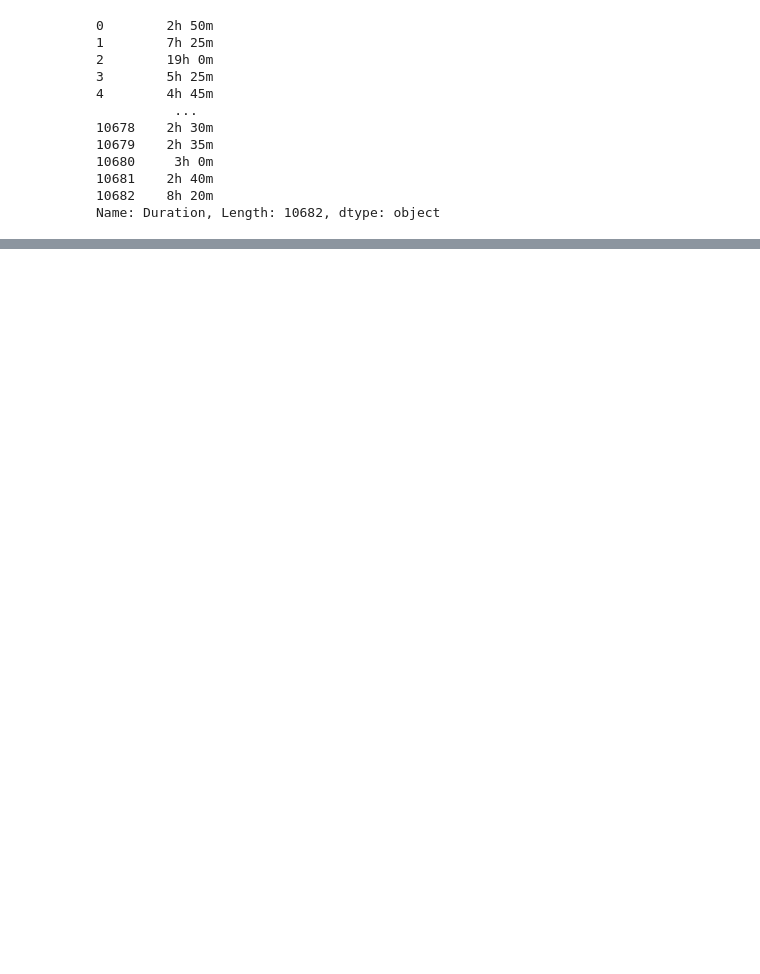
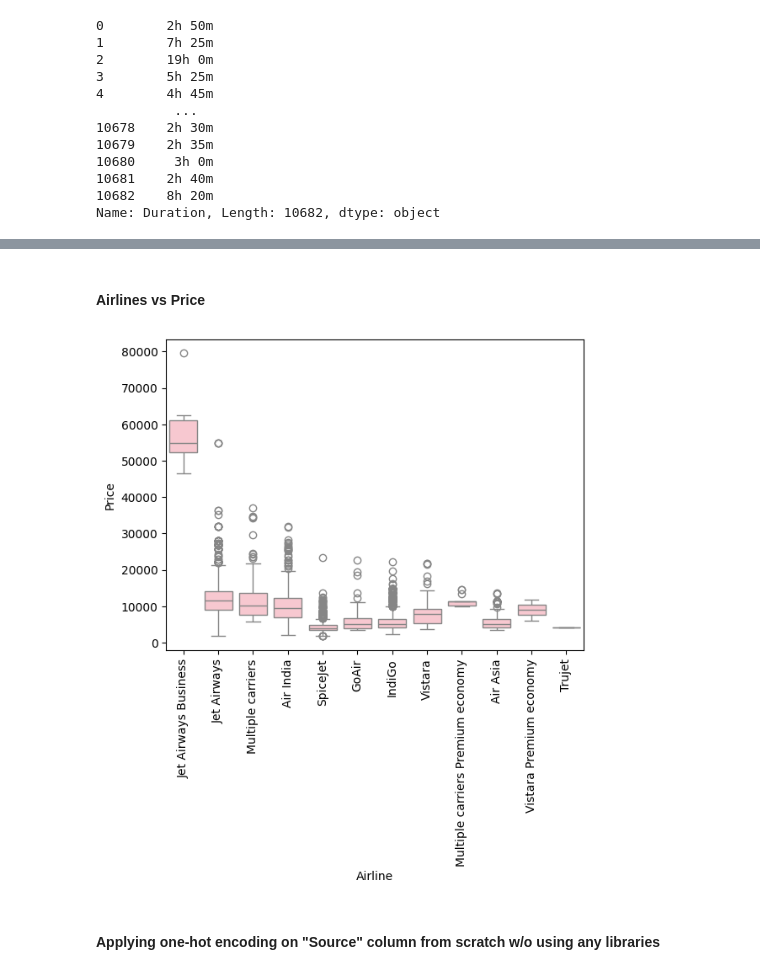
Before and after one commit to VelvetDragon/Flight-Ticket-Price-Prediction-Using-ML, a Jupyter notebook: Airline Tickets Price Prediction.ipynb, the cells around one changed output, grey strips where cells are left out. Cells and saved outputs as stored; diff of their text form; code cells hidden in the pictures; blank space fills up the shorter version.

```diff
--- a/Airline Tickets Price Prediction.ipynb
+++ b/Airline Tickets Price Prediction.ipynb
@@ -297,0 +319,10 @@ Name: Duration, Length: 10682, dtype: int64
+# %% [markdown]
+#### Airlines vs Price
+# %%
+sns.boxplot(x="Airline", y= "Price", data = data.sort_values("Price", ascending = False), color="pink")
+plt.xticks(rotation = 90)
+plt.show()
+# %% [output]
+[figure, added]
+# %% [markdown]
+#### Applying one-hot encoding on "Source" column from scratch w/o using any libraries
```
Also changed, not shown: parts of 49 cells of this notebook.
